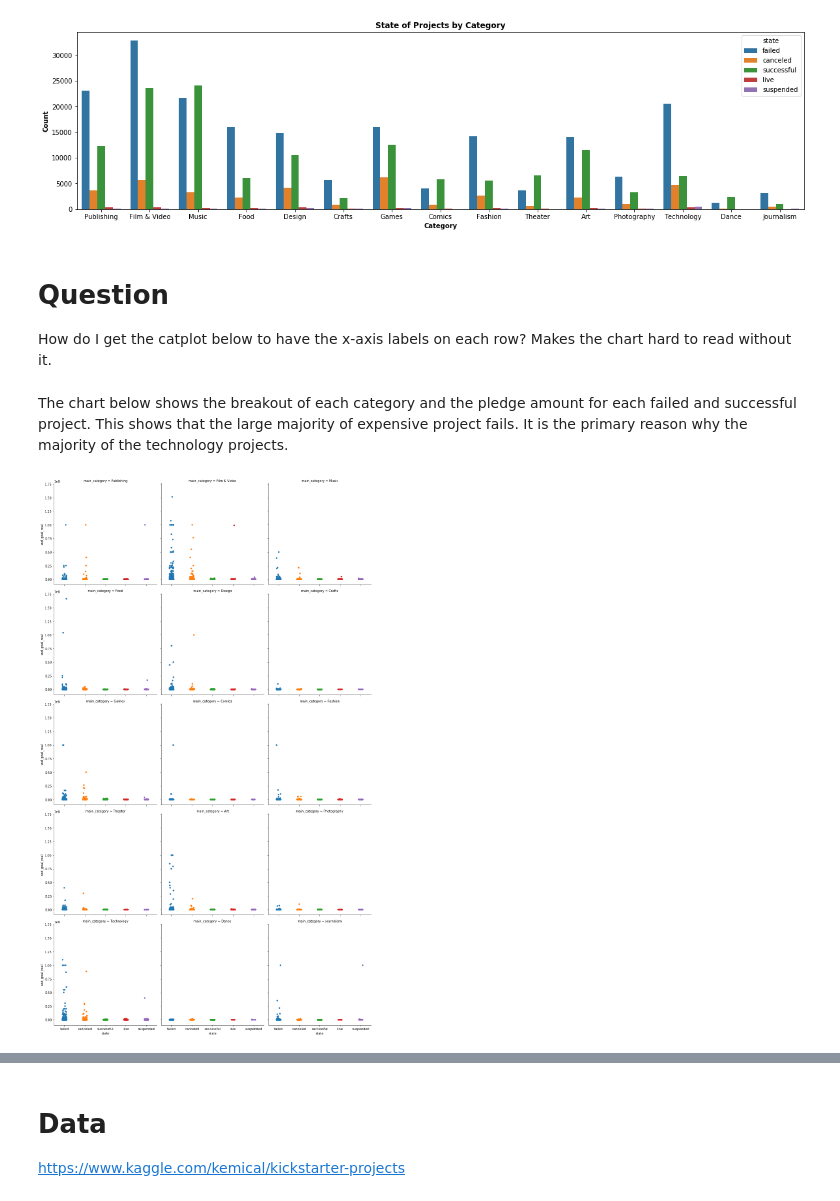
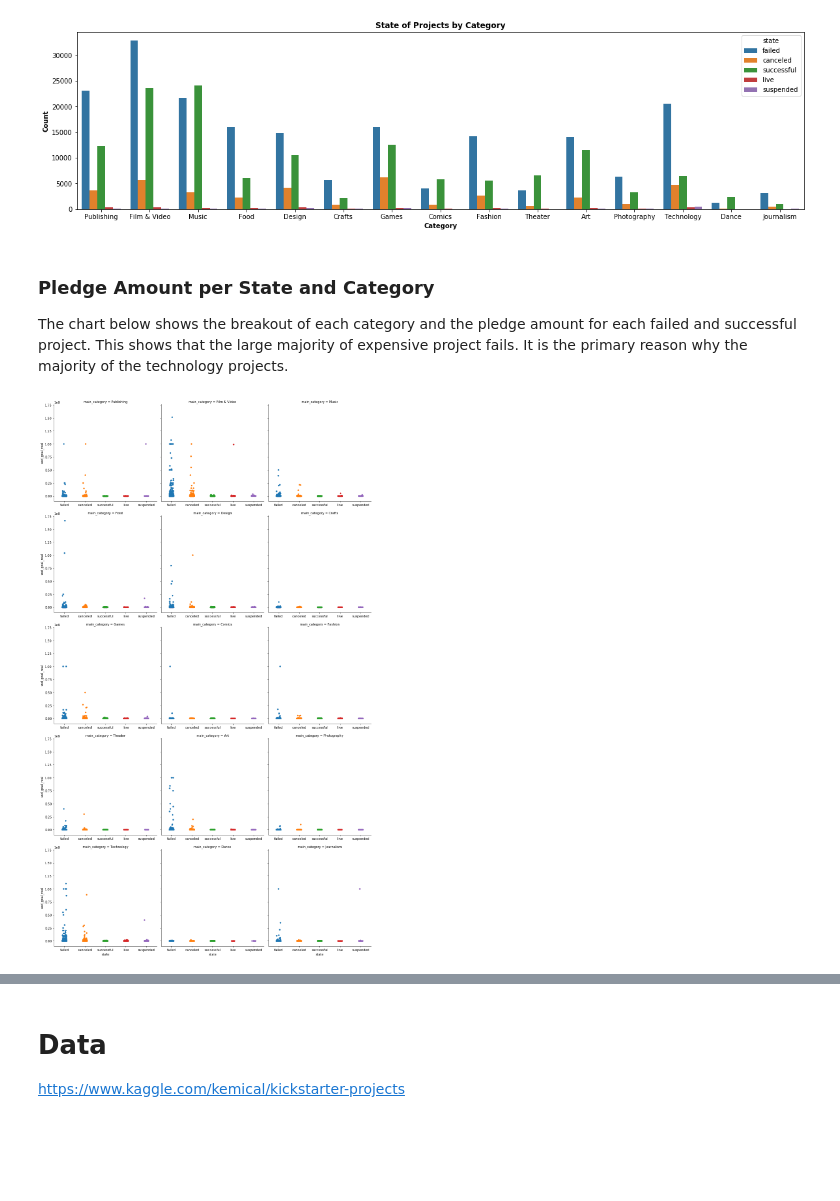
Before and after one commit to andrewab981/Thinkful, a Jupyter notebook: Module 12/Capstone 2.ipynb, the cells around one changed output, grey strips where cells are left out. Saved outputs shown, nothing was run; the diff lists cells and outputs as text; code cells hidden in the pictures; blank space fills up the shorter version.

```diff
--- a/Module 12/Capstone 2.ipynb
+++ b/Module 12/Capstone 2.ipynb
@@ -185,18 +206,21 @@ plt.ylabel('Count', fontweight='bold')
 plt.show()
 # %% [output]
 [figure]
-# %% [markdown]
-# Question
-How do I get the catplot below to have the x-axis labels on each row? Makes the chart hard to read without it.
 # %% [markdown]
+### Pledge Amount per State and Category
 The chart below shows the breakout of each category and the pledge amount for each failed and successful project. This shows that the large majority of expensive project fails. It is the primary reason why the majority of the technology projects.
 # %%
 g = sns.catplot(data=ks, col='main_category',  x='state',
                 y='usd_goal_real', col_wrap=3)
 
+for ax in g.axes.flatten():
+    ax.tick_params(labelbottom=True)
+
+plt.subplots_adjust(hspace=0.15)
+
 plt.show()
 # %% [output]
-[figure, old version]
+[figure, new version]
 # %% [markdown]
 ## Rollout Improvement Plan
 ### The Problem
```
Also changed, not shown: parts of 10 cells of this notebook.
